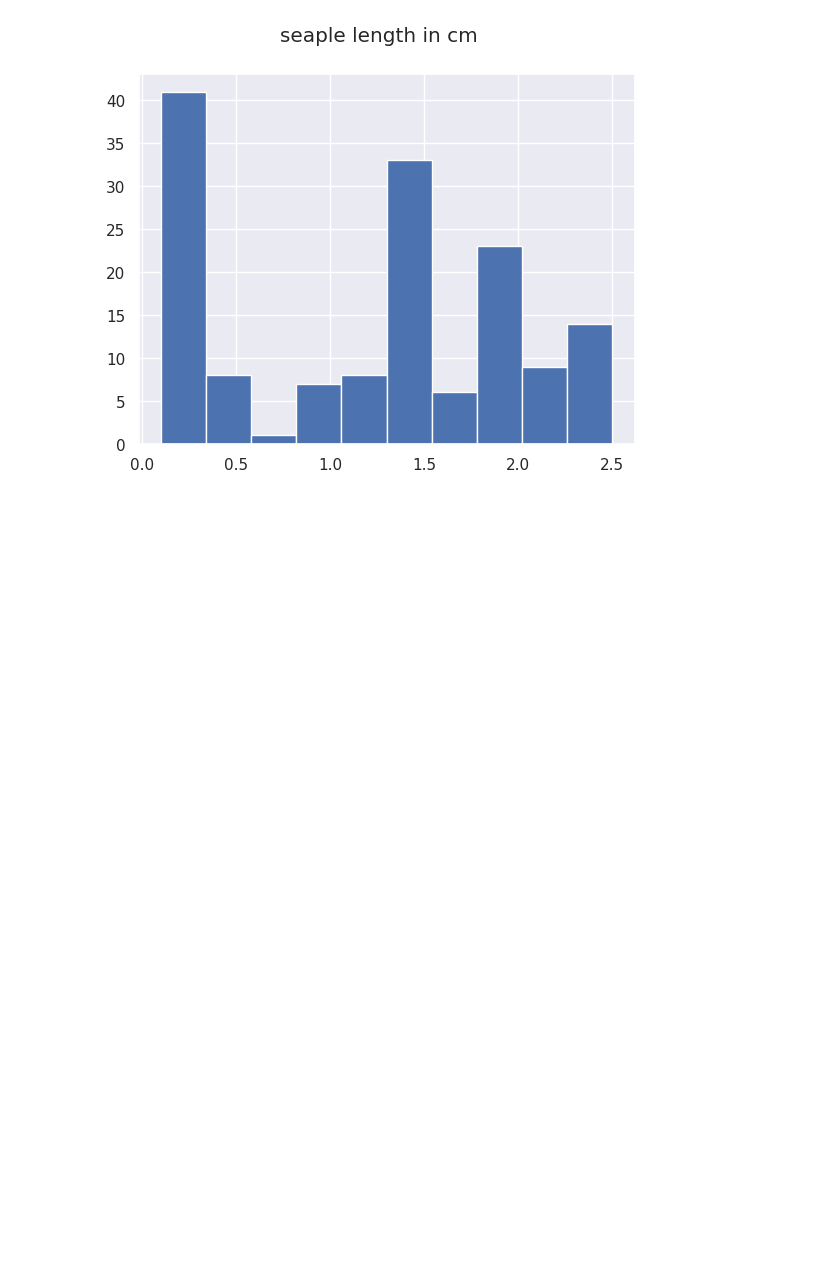
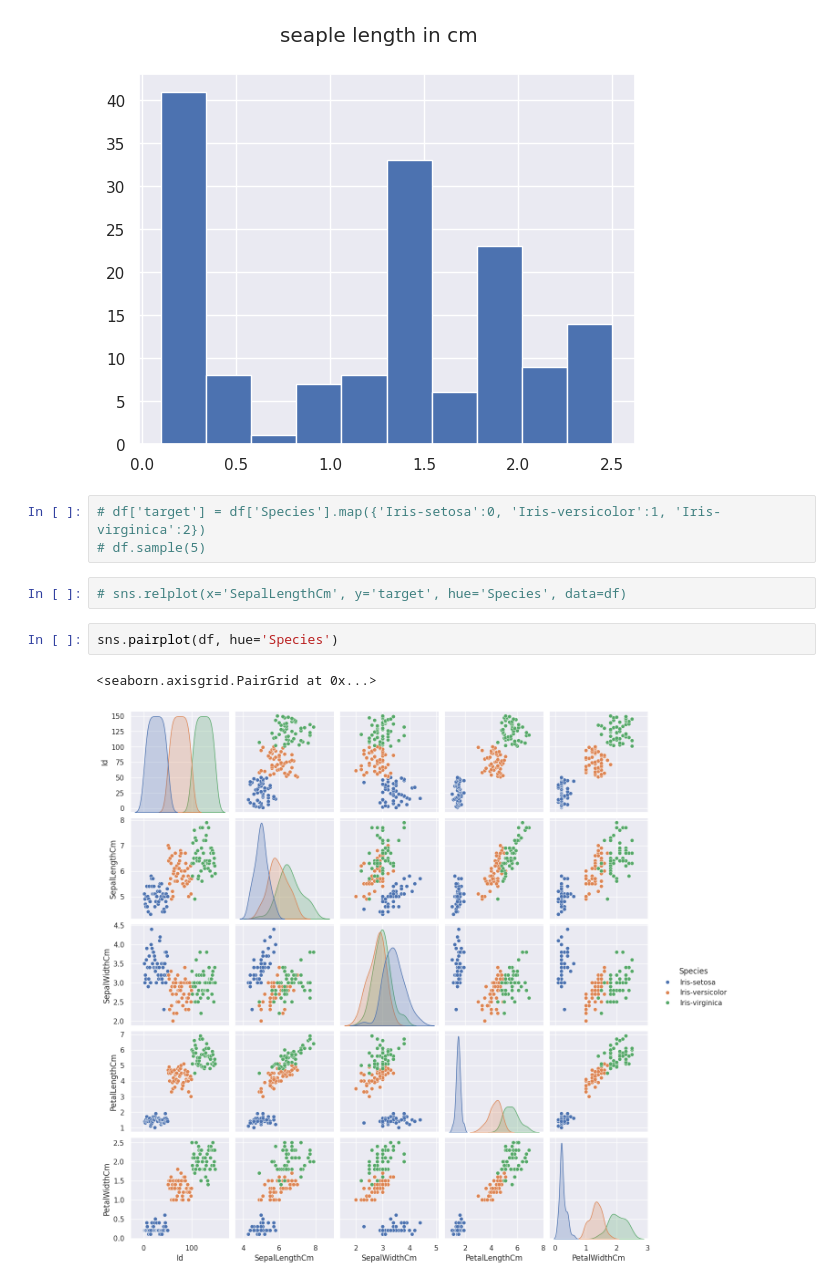
Before and after one commit to madhikarmifiroj/irish-classification, a Jupyter notebook: iris.ipynb, the cells around one changed output. Saved outputs shown, nothing was run; the diff lists cells and outputs as text; blank space fills up the shorter version.

```diff
--- a/iris.ipynb
+++ b/iris.ipynb
@@ -67,3 +66,13 @@ plt.suptitle("seaple length in cm")
 plt.show()
 # %% [output]
 [figure]
+# %%
+# df['target'] = df['Species'].map({'Iris-setosa':0, 'Iris-versicolor':1, 'Iris-virginica':2})
+# df.sample(5)
+# %%
+# sns.relplot(x='SepalLengthCm', y='target', hue='Species', data=df)
+# %%
+sns.pairplot(df, hue='Species')
+# %% [output]
+<seaborn.axisgrid.PairGrid at 0x...>
+[figure, added]
```
Also changed, not shown: parts of 10 cells of this notebook.
